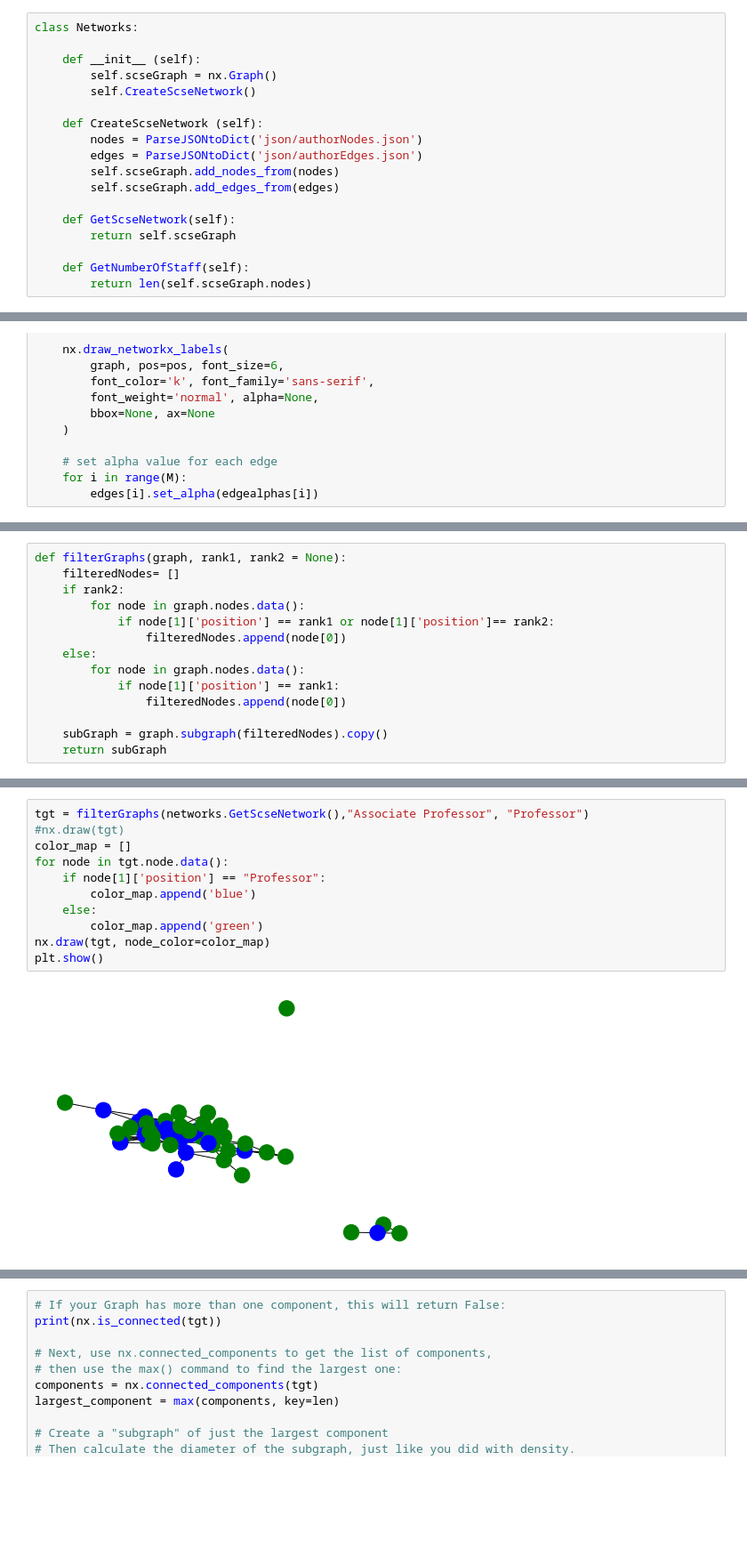
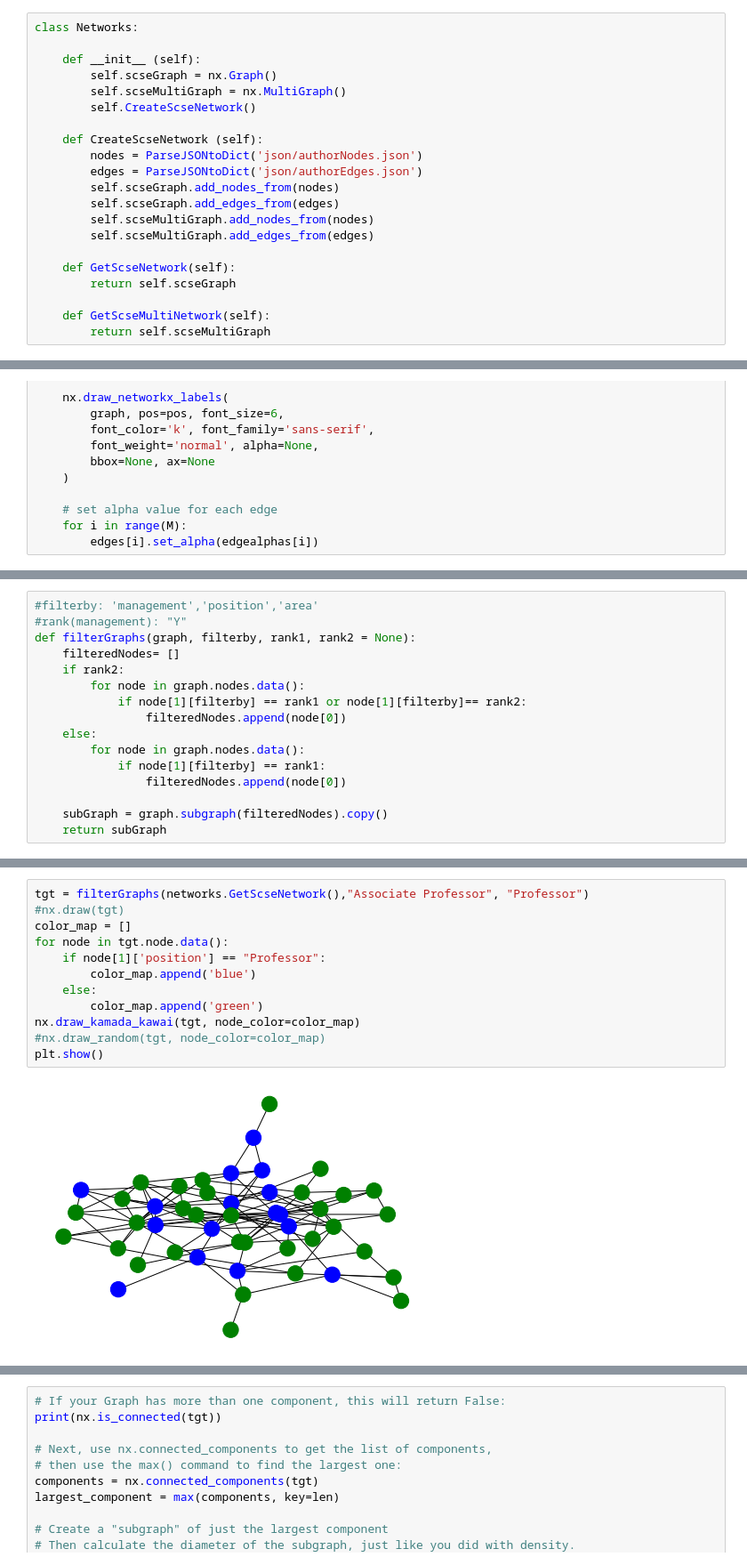
Before and after one commit to martyn0022/NetworkScienceProject1, a Jupyter notebook: network science.ipynb, the cells around one changed output, grey strips where cells are left out. Shown at 89% size. Drawn from its saved outputs; the diff is of its cells as text; blank space fills up the shorter version.

```diff
--- a/network science.ipynb
+++ b/network science.ipynb
@@ -27,6 +27,7 @@ class Networks:
 
     def __init__ (self):
         self.scseGraph = nx.Graph()
+        self.scseMultiGraph = nx.MultiGraph()
         self.CreateScseNetwork()
 
     def CreateScseNetwork (self):
@@ -34,12 +35,14 @@ class Networks:
         edges = ParseJSONtoDict('json/authorEdges.json')
         self.scseGraph.add_nodes_from(nodes)
         self.scseGraph.add_edges_from(edges)
+        self.scseMultiGraph.add_nodes_from(nodes)
+        self.scseMultiGraph.add_edges_from(edges)
 
     def GetScseNetwork(self):
         return self.scseGraph
 
-    def GetNumberOfStaff(self):
-        return len(self.scseGraph.nodes)
+    def GetScseMultiNetwork(self):
+        return self.scseMultiGraph
 # %%
 # inititalize networks class to create networkx graphs
 networks = Networks()
@@ -291,13 +253,15 @@ print(type(G))
 # %%
-def filterGraphs(graph, rank1, rank2 = None):
+#filterby: 'management','position','area'
+#rank(management): "Y"
+def filterGraphs(graph, filterby, rank1, rank2 = None):
     filteredNodes= []
     if rank2:
         for node in graph.nodes.data():
-            if node[1]['position'] == rank1 or node[1]['position']== rank2:
+            if node[1][filterby] == rank1 or node[1][filterby]== rank2:
                 filteredNodes.append(node[0])
     else:
         for node in graph.nodes.data():
-            if node[1]['position'] == rank1:
+            if node[1][filterby] == rank1:
                 filteredNodes.append(node[0])
 
     subGraph = graph.subgraph(filteredNodes).copy()
@@ -315,16 +279,17 @@ nx.draw(AssoProfs)
 # %%
 tgt = filterGraphs(networks.GetScseNetwork(),"Associate Professor", "Professor")
 #nx.draw(tgt)
 color_map = []
 for node in tgt.node.data():
     if node[1]['position'] == "Professor":
         color_map.append('blue')
     else:
         color_map.append('green')
-nx.draw(tgt, node_color=color_map)
+nx.draw_kamada_kawai(tgt, node_color=color_map)
+#nx.draw_random(tgt, node_color=color_map)
 plt.show()
 # %% [output]
-[figure, old version]
+[figure, new version]
 # %%
 print(nx.info(tgt))
 print("****************************")
```
Also changed, not shown: parts of 13 cells of this notebook, 1 other file.
